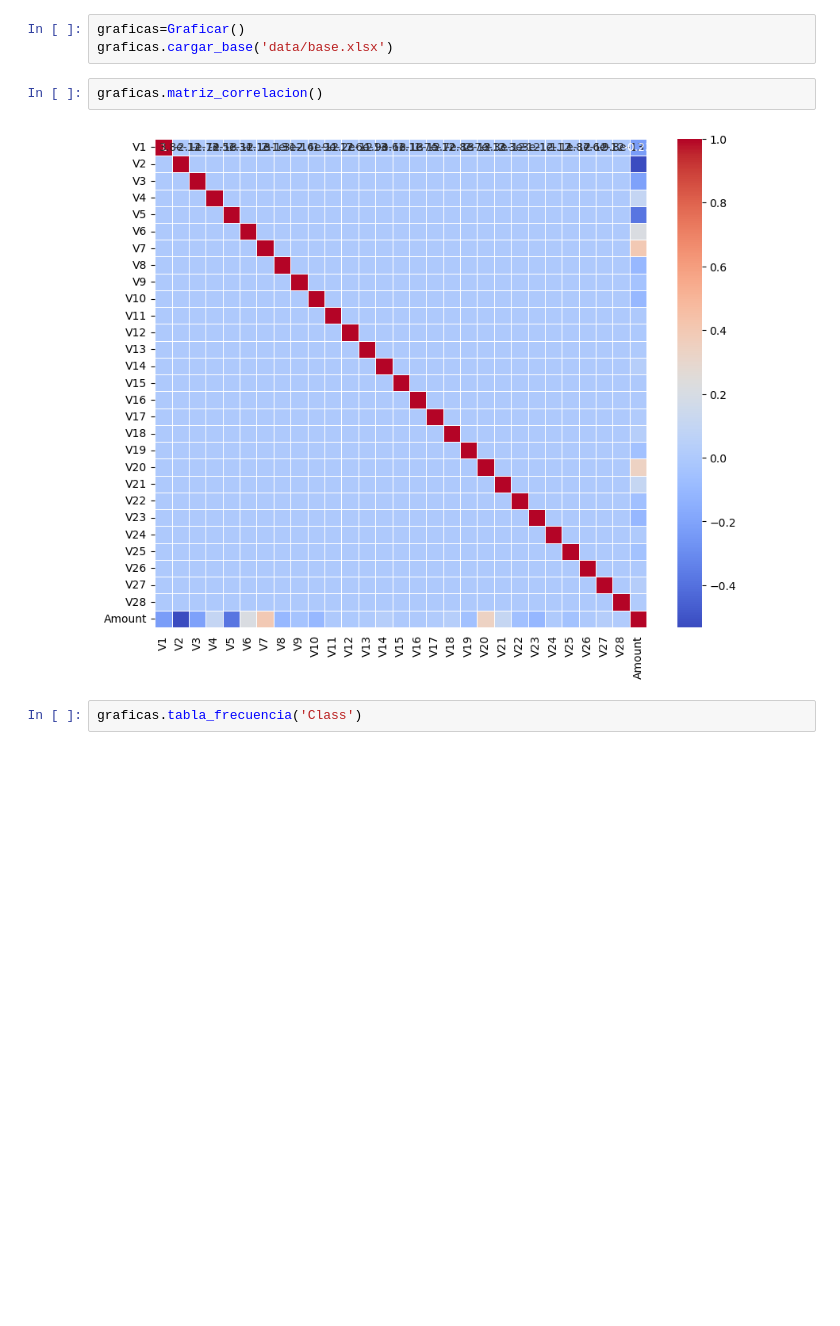
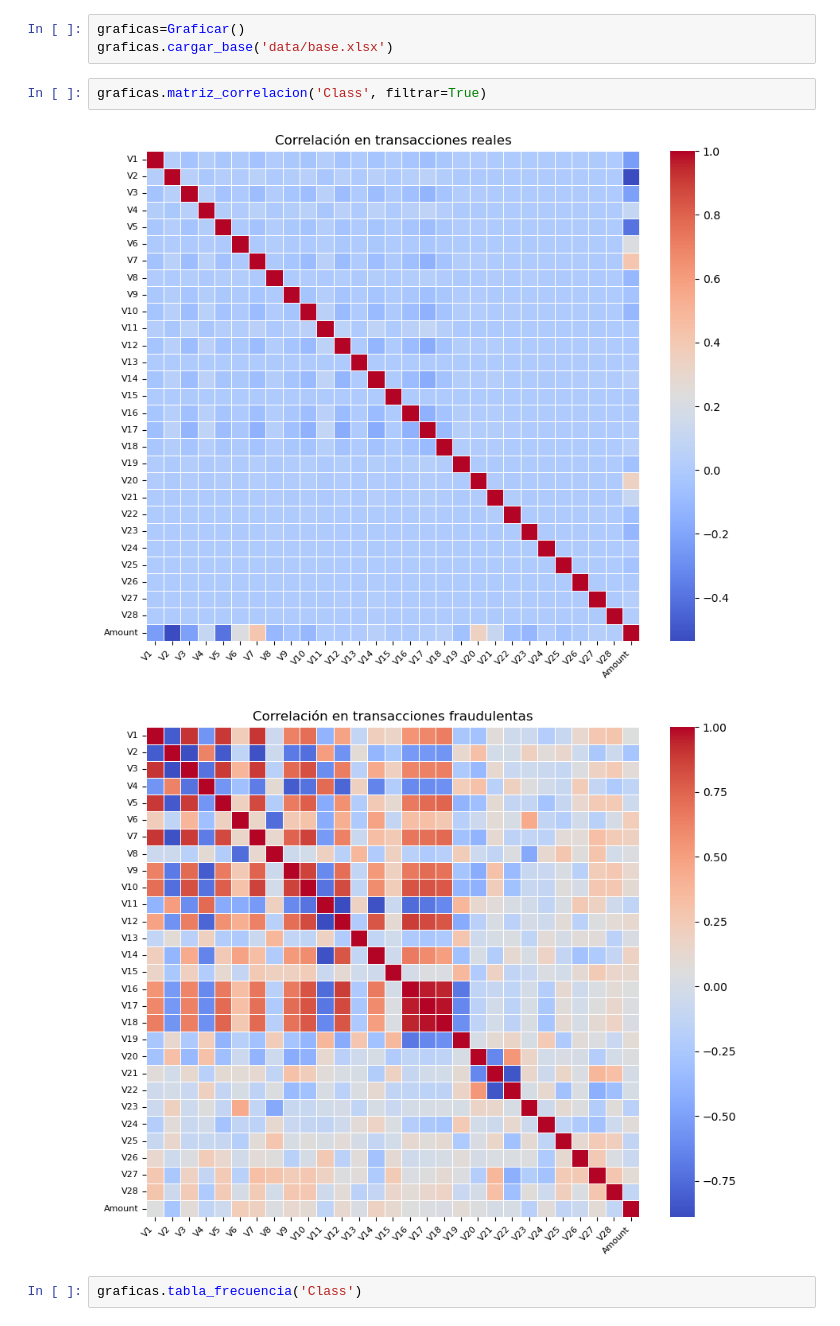
Before and after one commit to lauvillacis/Proyecto-Herramientas-II-, a Jupyter notebook: Main.ipynb, the cells around one changed output. Cells and saved outputs as stored; diff of their text form; blank space fills up the shorter version.

```diff
--- a/Main.ipynb
+++ b/Main.ipynb
@@ -8,9 +8,10 @@ import pandas as pd
 graficas=Graficar()
 graficas.cargar_base('data/base.xlsx')
 # %%
-graficas.matriz_correlacion()
+graficas.matriz_correlacion('Class', filtrar=True)
 # %% [output]
-[figure, old version]
+[figure, new version]
+[figure, added]
 # %%
 graficas.tabla_frecuencia('Class')
 # %% [output]
```
Also changed, not shown: parts of 7 cells of this notebook, 5 other files.
